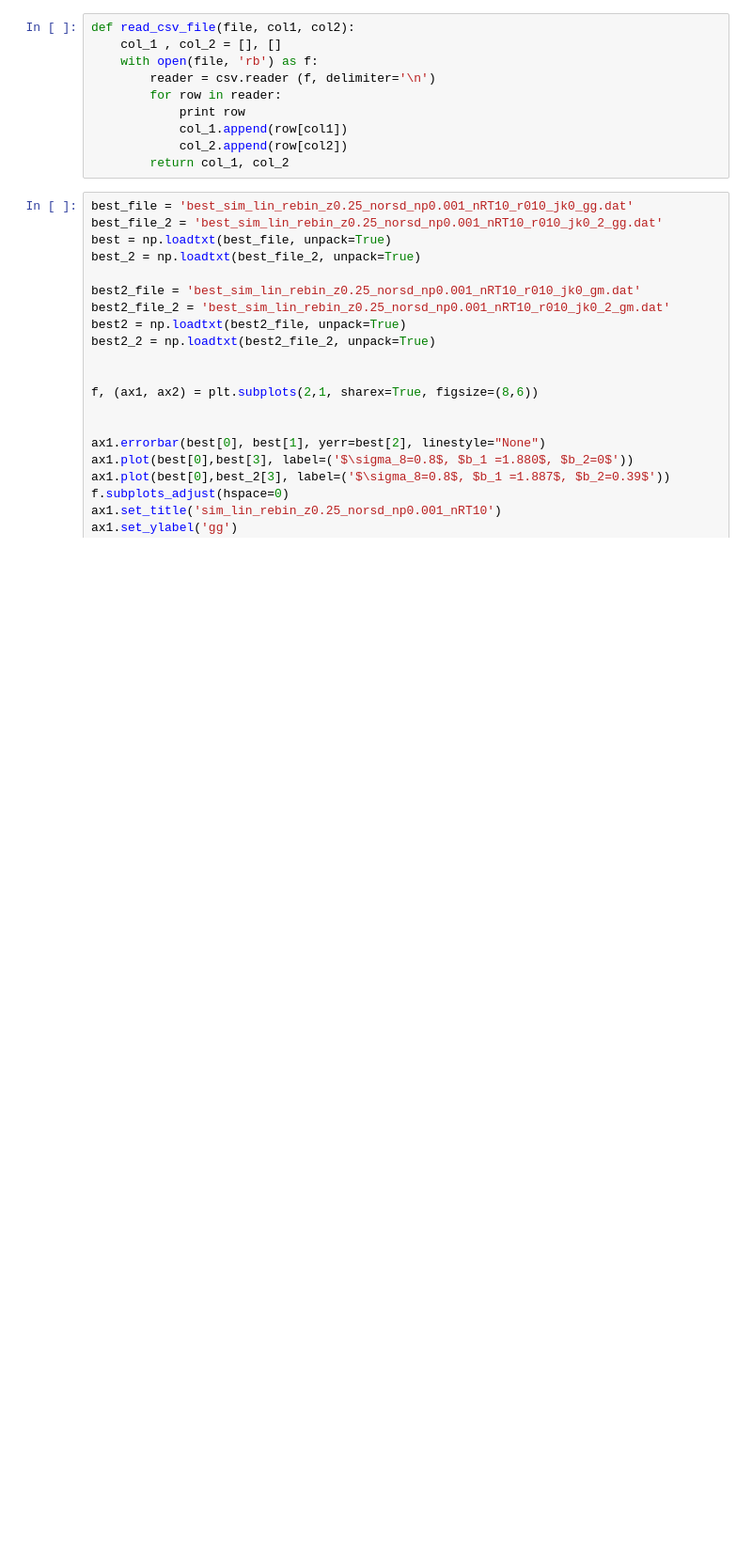
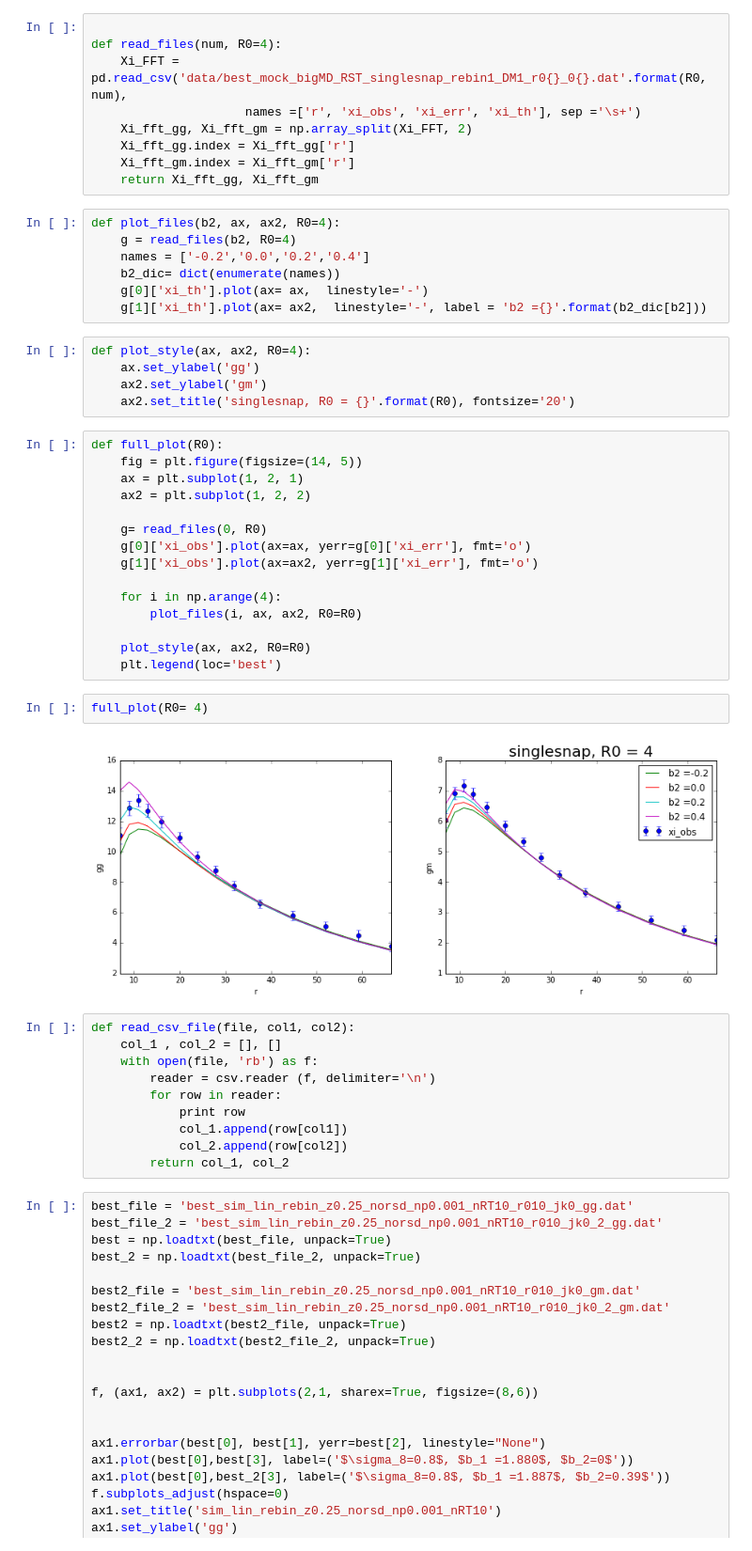
Before and after one commit to ja-vazquez/Upsilon, a Jupyter notebook: Results/plots.ipynb, the cells around one changed output. Shown at 94% size. Drawn from its saved outputs; the diff is of its cells as text; blank space fills up the shorter version.

```diff
--- a/Results/plots.ipynb
+++ b/Results/plots.ipynb
@@ -7,3 +91,43 @@ import matplotlib.pyplot as plt
+# %%
+
+def read_files(num, R0=4):
+    Xi_FFT = pd.read_csv('data/best_mock_bigMD_RST_singlesnap_rebin1_DM1_r0{}_0{}.dat'.format(R0, num),
+                     names =['r', 'xi_obs', 'xi_err', 'xi_th'], sep ='\s+')
+    Xi_fft_gg, Xi_fft_gm = np.array_split(Xi_FFT, 2)
+    Xi_fft_gg.index = Xi_fft_gg['r']
+    Xi_fft_gm.index = Xi_fft_gm['r']
+    return Xi_fft_gg, Xi_fft_gm
+# %%
+def plot_files(b2, ax, ax2, R0=4):
+    g = read_files(b2, R0=4)
+    names = ['-0.2','0.0','0.2','0.4']
+    b2_dic= dict(enumerate(names))
+    g[0]['xi_th'].plot(ax= ax,  linestyle='-')
+    g[1]['xi_th'].plot(ax= ax2,  linestyle='-', label = 'b2 ={}'.format(b2_dic[b2]))
+# %%
+def plot_style(ax, ax2, R0=4):
+    ax.set_ylabel('gg')
+    ax2.set_ylabel('gm')
+    ax2.set_title('singlesnap, R0 = {}'.format(R0), fontsize='20')
+# %%
+def full_plot(R0):
+    fig = plt.figure(figsize=(14, 5))
+    ax = plt.subplot(1, 2, 1)
+    ax2 = plt.subplot(1, 2, 2)
+
+    g= read_files(0, R0)
+    g[0]['xi_obs'].plot(ax=ax, yerr=g[0]['xi_err'], fmt='o')
+    g[1]['xi_obs'].plot(ax=ax2, yerr=g[1]['xi_err'], fmt='o')
+
+    for i in np.arange(4):
+        plot_files(i, ax, ax2, R0=R0)
+
+    plot_style(ax, ax2, R0=R0)
+    plt.legend(loc='best')
+# %%
+full_plot(R0= 4)
+# %% [output]
+[figure, added]
 # %%
 def read_csv_file(file, col1, col2):
     col_1 , col_2 = [], []
```
Also changed, not shown: parts of 11 cells of this notebook, 10 other files.
